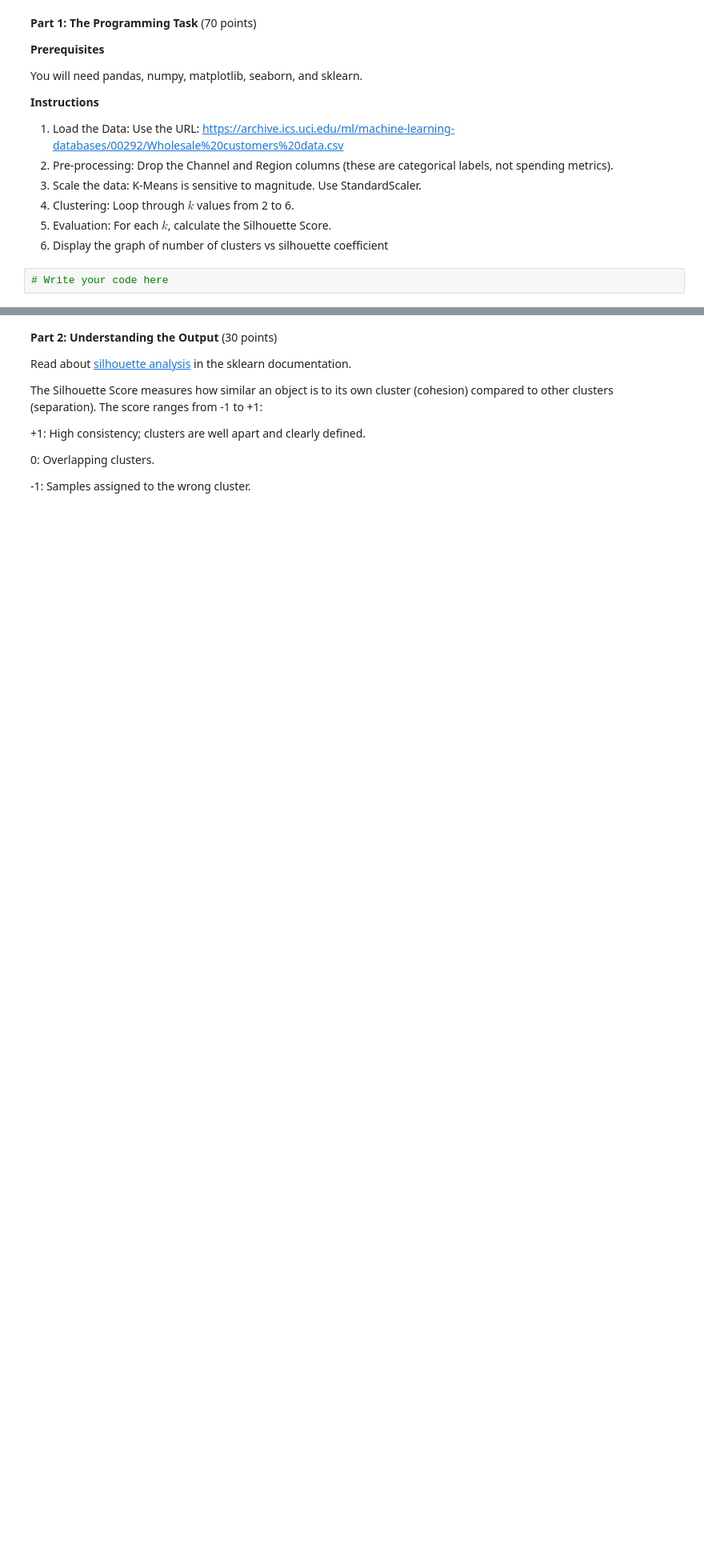
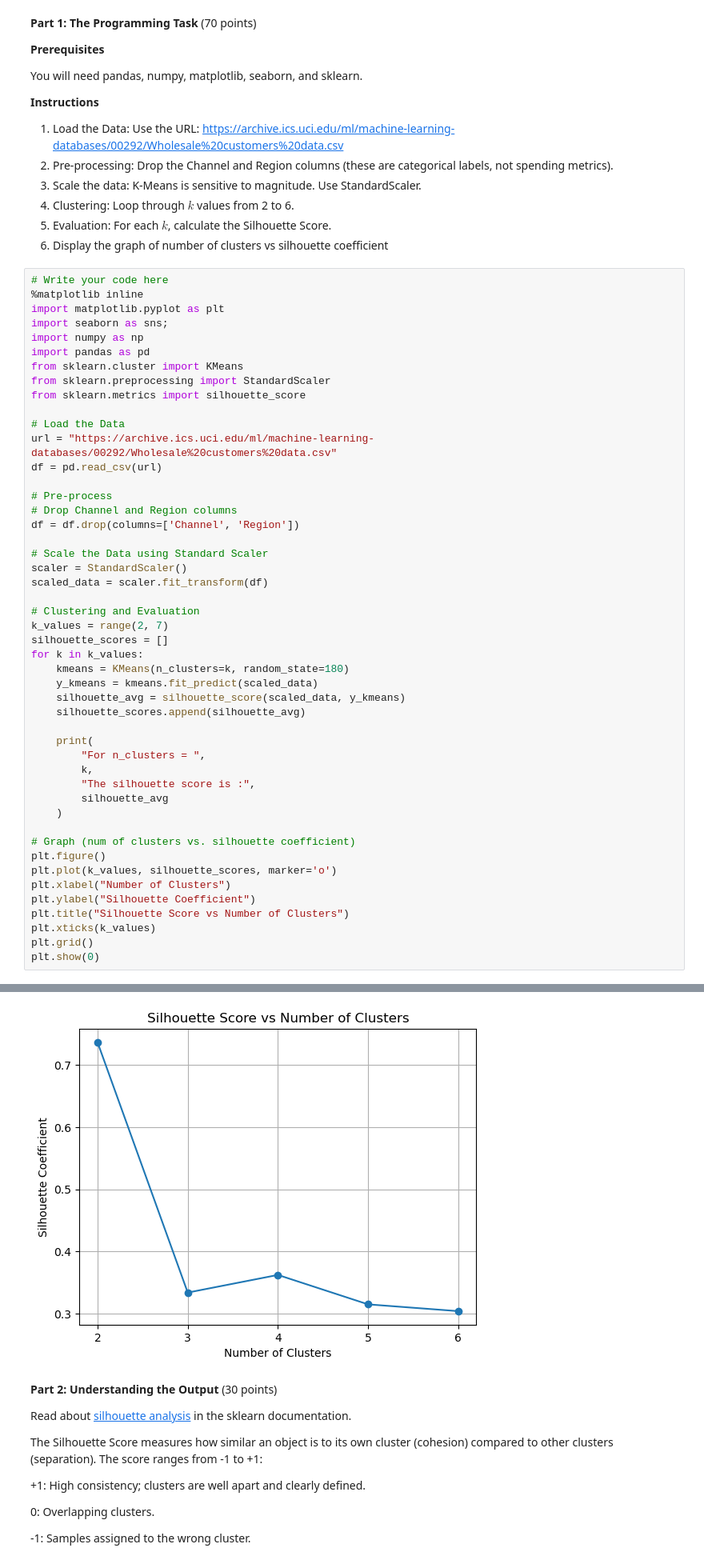
Before and after one commit to RpnAndri/cs180, a Jupyter notebook: ME3/Crisostomo_CS_180_ME3_Clustering.ipynb, the cells around one changed output, grey strips where cells are left out. Shown at 80% size. Drawn from its saved outputs; the diff is of its cells as text; blank space fills up the shorter version.

```diff
--- a/ME3/Crisostomo_CS_180_ME3_Clustering.ipynb
+++ b/ME3/Crisostomo_CS_180_ME3_Clustering.ipynb
@@ -23,3 +23,50 @@ You will need pandas, numpy, matplotlib, seaborn, and sklearn.
 6. Display the graph of number of clusters vs silhouette coefficient
 # %%
 # Write your code here
+%matplotlib inline
+import matplotlib.pyplot as plt
+import seaborn as sns;
+import numpy as np
+import pandas as pd
+from sklearn.cluster import KMeans
+from sklearn.preprocessing import StandardScaler
+from sklearn.metrics import silhouette_score
+
+# Load the Data
+url = "https://archive.ics.uci.edu/ml/machine-learning-databases/00292/Wholesale%20customers%20data.csv"
+df = pd.read_csv(url)
+
+# Pre-process
+# Drop Channel and Region columns
+df = df.drop(columns=['Channel', 'Region'])
+
+# Scale the Data using Standard Scaler
+scaler = StandardScaler()
+scaled_data = scaler.fit_transform(df)
+
+# Clustering and Evaluation
+k_values = range(2, 7)
+silhouette_scores = []
+for k in k_values:
+    kmeans = KMeans(n_clusters=k, random_state=180)
+    y_kmeans = kmeans.fit_predict(scaled_data)
+    silhouette_avg = silhouette_score(scaled_data, y_kmeans)
+    silhouette_scores.append(silhouette_avg)
+
+    print(
+        "For n_clusters = ",
+        k,
+        "The silhouette score is :",
+        silhouette_avg
+    )
+
+# Graph (num of clusters vs. silhouette coefficient)
+plt.figure()
+plt.plot(k_values, silhouette_scores, marker='o')
+plt.xlabel("Number of Clusters")
+plt.ylabel("Silhouette Coefficient")
+plt.title("Silhouette Score vs Number of Clusters")
+plt.xticks(k_values)
+plt.grid()
+plt.show(0)
+# %% [output]
@@ -26,3 +78,4 @@ You will need pandas, numpy, matplotlib, seaborn, and sklearn.
+[figure, added]
 # %% [markdown]
 **Part 2: Understanding the Output** (30 points)
 
```
Also changed, not shown: parts of 4 cells of this notebook.
